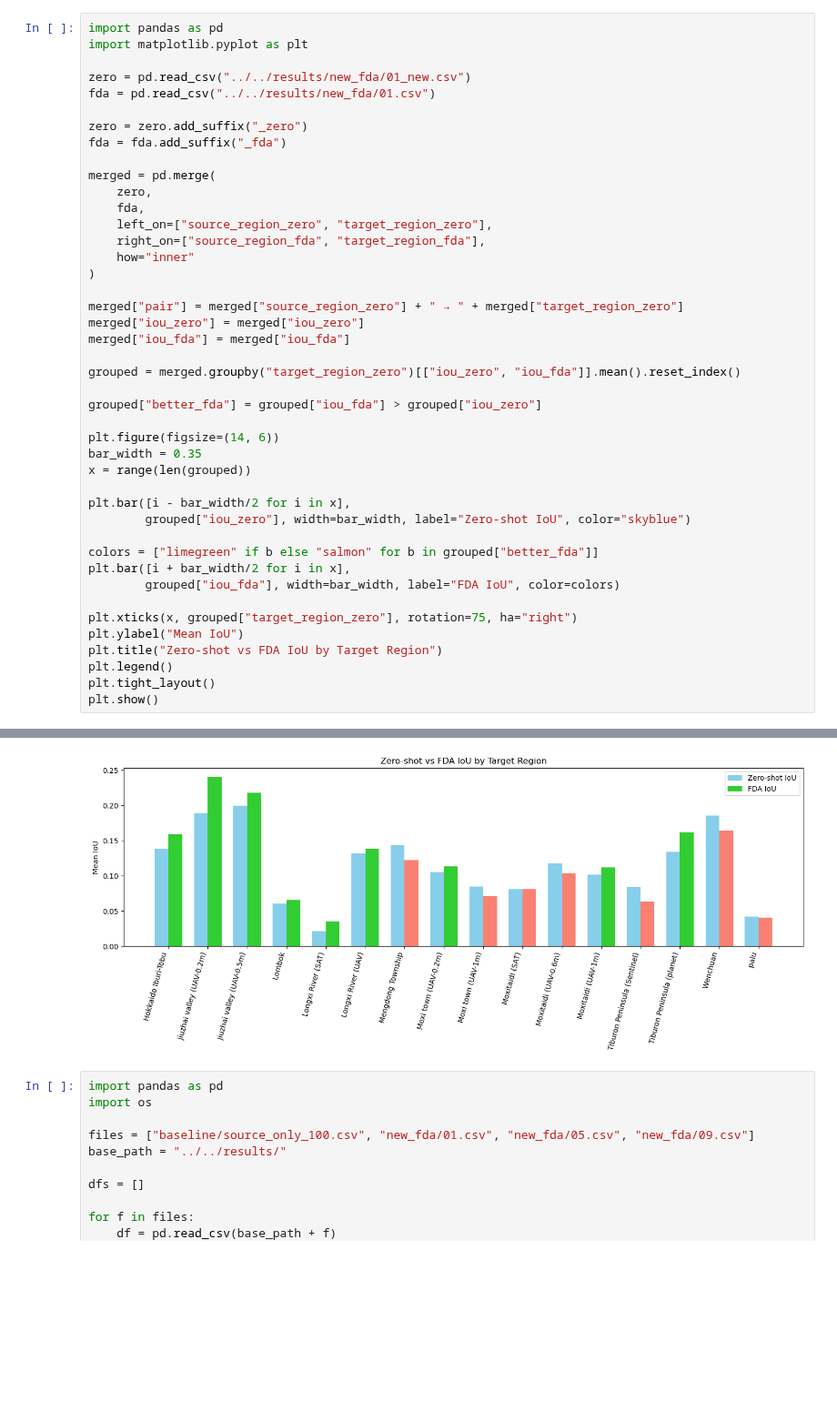
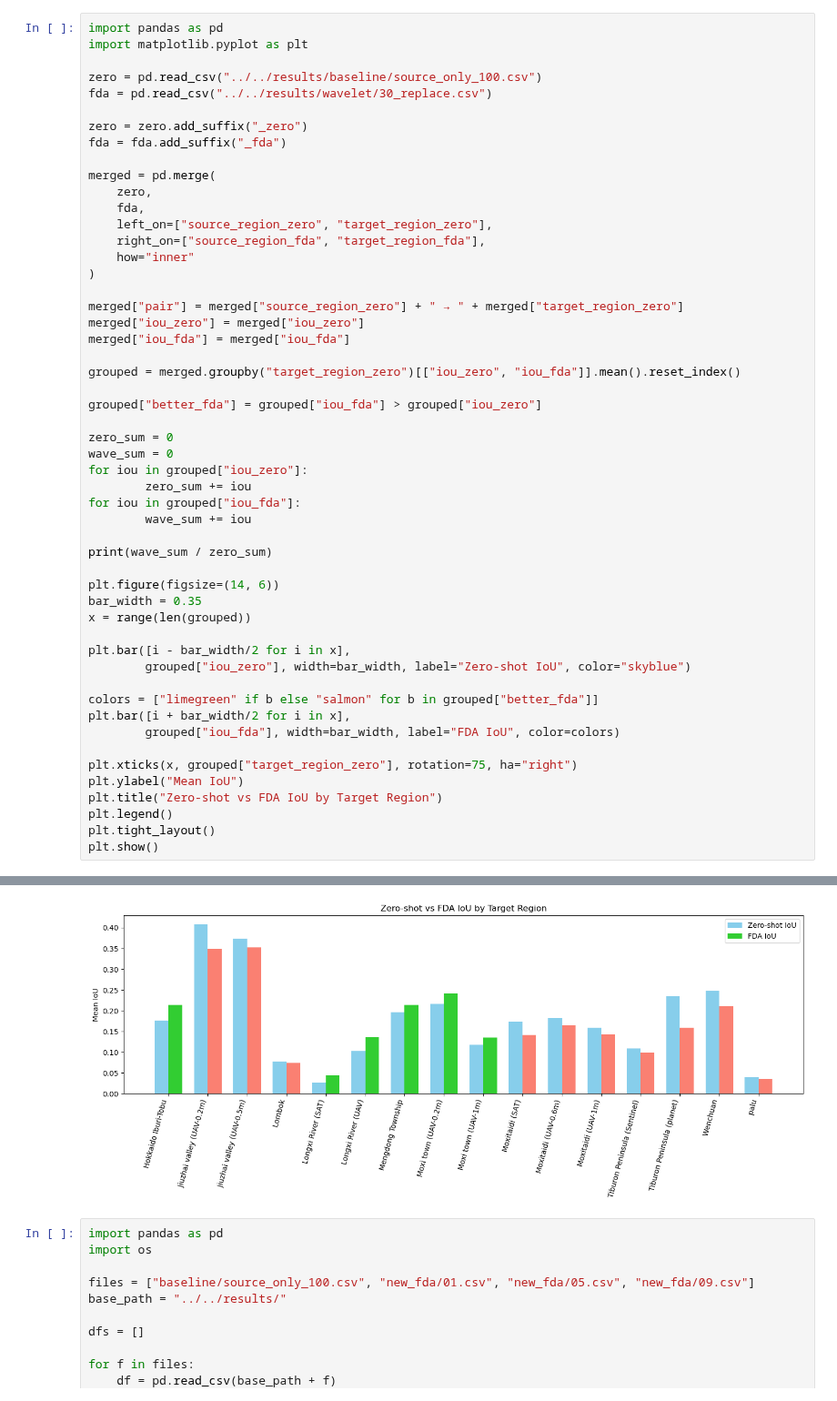
Before and after one commit to Rahuldeb5/Intelligent-Geohazards-Modeling, a Jupyter notebook: src/frequency-da/graphs.ipynb, the cells around one changed output, grey strips where cells are left out. Shown at 91% size. Drawn from its saved outputs; the diff is of its cells as text; blank space fills up the shorter version.

```diff
--- a/src/hlfd/graphs.ipynb
+++ b/src/frequency-da/graphs.ipynb
@@ -2,8 +2,8 @@
 import pandas as pd
 import matplotlib.pyplot as plt
 
-zero = pd.read_csv("../../results/new_fda/01_new.csv")
-fda = pd.read_csv("../../results/new_fda/01.csv")
+zero = pd.read_csv("../../results/baseline/source_only_100.csv")
+fda = pd.read_csv("../../results/wavelet/30_replace.csv")
 
 zero = zero.add_suffix("_zero")
 fda = fda.add_suffix("_fda")
@@ -24,6 +24,15 @@ grouped = merged.groupby("target_region_zero")[["iou_zero", "iou_fda"]].mean().r
 
 grouped["better_fda"] = grouped["iou_fda"] > grouped["iou_zero"]
 
+zero_sum = 0
+wave_sum = 0
+for iou in grouped["iou_zero"]:
+        zero_sum += iou
+for iou in grouped["iou_fda"]:
+        wave_sum += iou
+
+print(wave_sum / zero_sum)
+
 plt.figure(figsize=(14, 6))
 bar_width = 0.35
 x = range(len(grouped))
@@ -45,4 +55,4 @@ plt.show()
-[figure, old version]
+[figure, new version]
 # %%
 import pandas as pd
 import os
```
Also changed, not shown: parts of 1 cell of this notebook, 24 other files.
